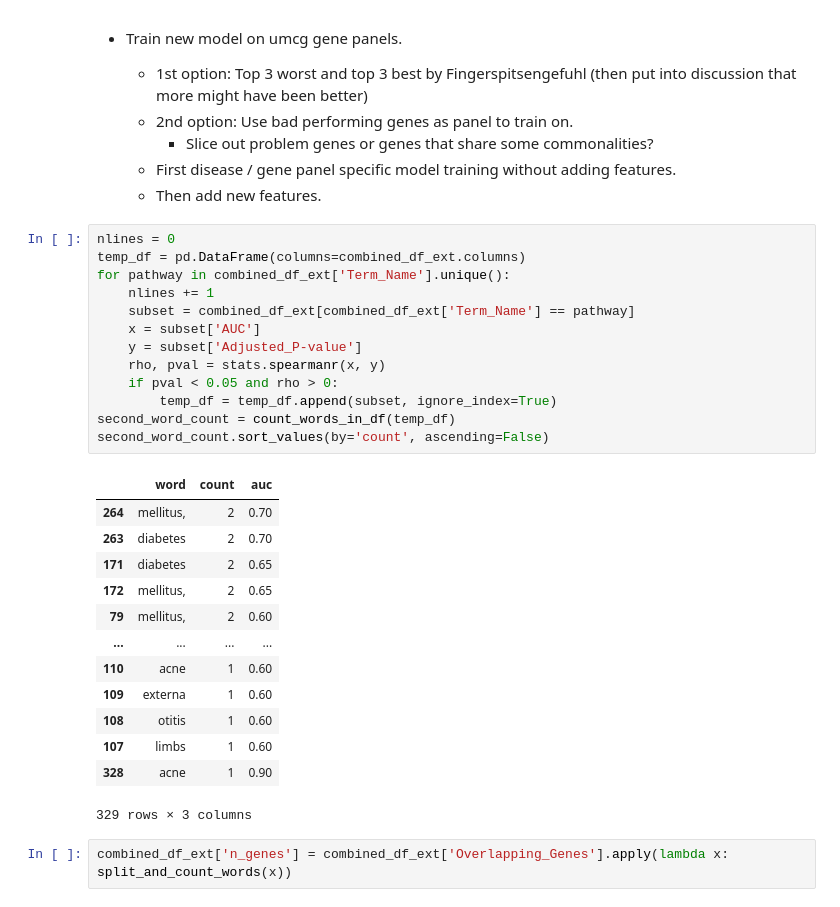
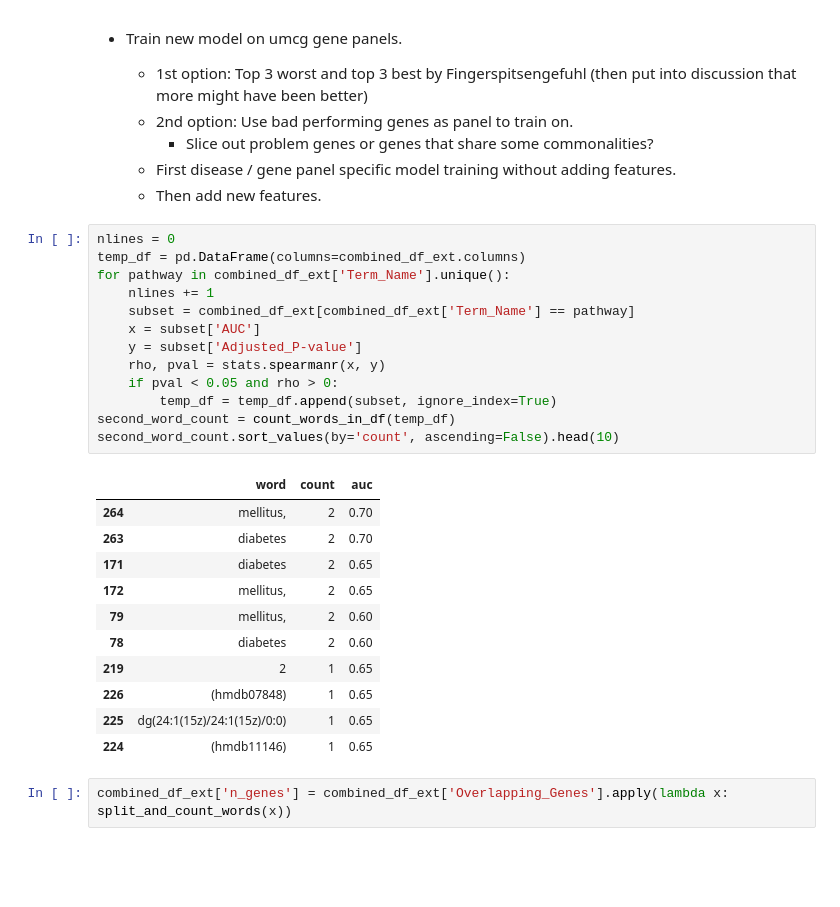
Before and after one commit to SietsmaRJ/dsls_master_thesis, a Jupyter notebook: side_scripts/Notebook_29042020.ipynb, the cells around one changed output. Drawn from its saved outputs; the diff is of its cells as text; blank space fills up the shorter version.

```diff
--- a/side_scripts/Notebook_29042020.ipynb
+++ b/side_scripts/Notebook_29042020.ipynb
@@ -913,30 +943,28 @@ negative correlation.
 # %%
 nlines = 0
 temp_df = pd.DataFrame(columns=combined_df_ext.columns)
 for pathway in combined_df_ext['Term_Name'].unique():
     nlines += 1
     subset = combined_df_ext[combined_df_ext['Term_Name'] == pathway]
     x = subset['AUC']
     y = subset['Adjusted_P-value']
     rho, pval = stats.spearmanr(x, y)
     if pval < 0.05 and rho > 0:
         temp_df = temp_df.append(subset, ignore_index=True)
 second_word_count = count_words_in_df(temp_df)
-second_word_count.sort_values(by='count', ascending=False)
+second_word_count.sort_values(by='count', ascending=False).head(10)
 # %% [output]
 |  | word | count | auc |
 | 264 | mellitus, | 2 | 0.70 |
 | 263 | diabetes | 2 | 0.70 |
 | 171 | diabetes | 2 | 0.65 |
 | 172 | mellitus, | 2 | 0.65 |
 | 79 | mellitus, | 2 | 0.60 |
-| ... | ... | ... | ... |
-| 110 | acne | 1 | 0.60 |
-| 109 | externa | 1 | 0.60 |
-| 108 | otitis | 1 | 0.60 |
-| 107 | limbs | 1 | 0.60 |
-| 328 | acne | 1 | 0.90 |
+| 78 | diabetes | 2 | 0.60 |
+| 219 | 2 | 1 | 0.65 |
+| 226 | (hmdb07848) | 1 | 0.65 |
+| 225 | dg(24:1(15z)/24:1(15z)/0:0) | 1 | 0.65 |
+| 224 | (hmdb11146) | 1 | 0.65 |
-329 rows × 3 columns
 # %%
 combined_df_ext['n_genes'] = combined_df_ext['Overlapping_Genes'].apply(lambda x: split_and_count_words(x))
 # %%
```
Also changed, not shown: parts of 7 cells of this notebook.
